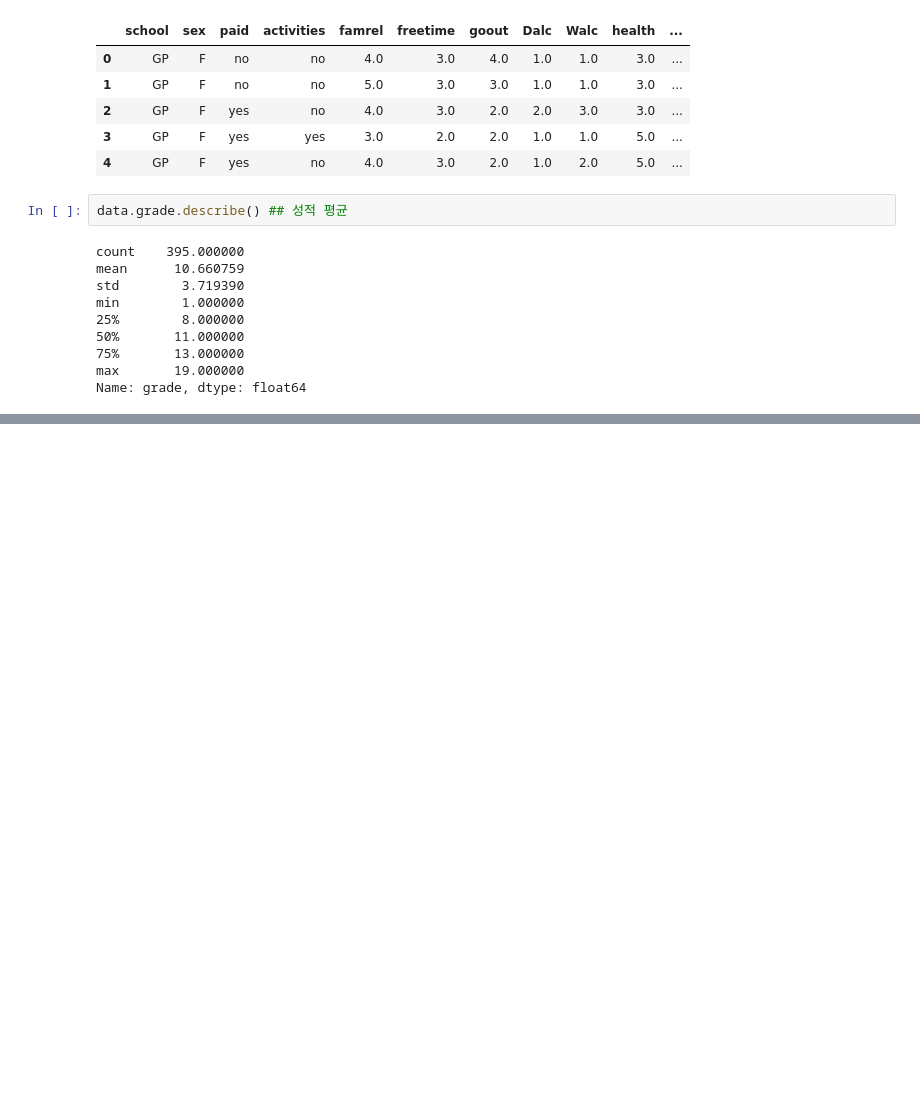
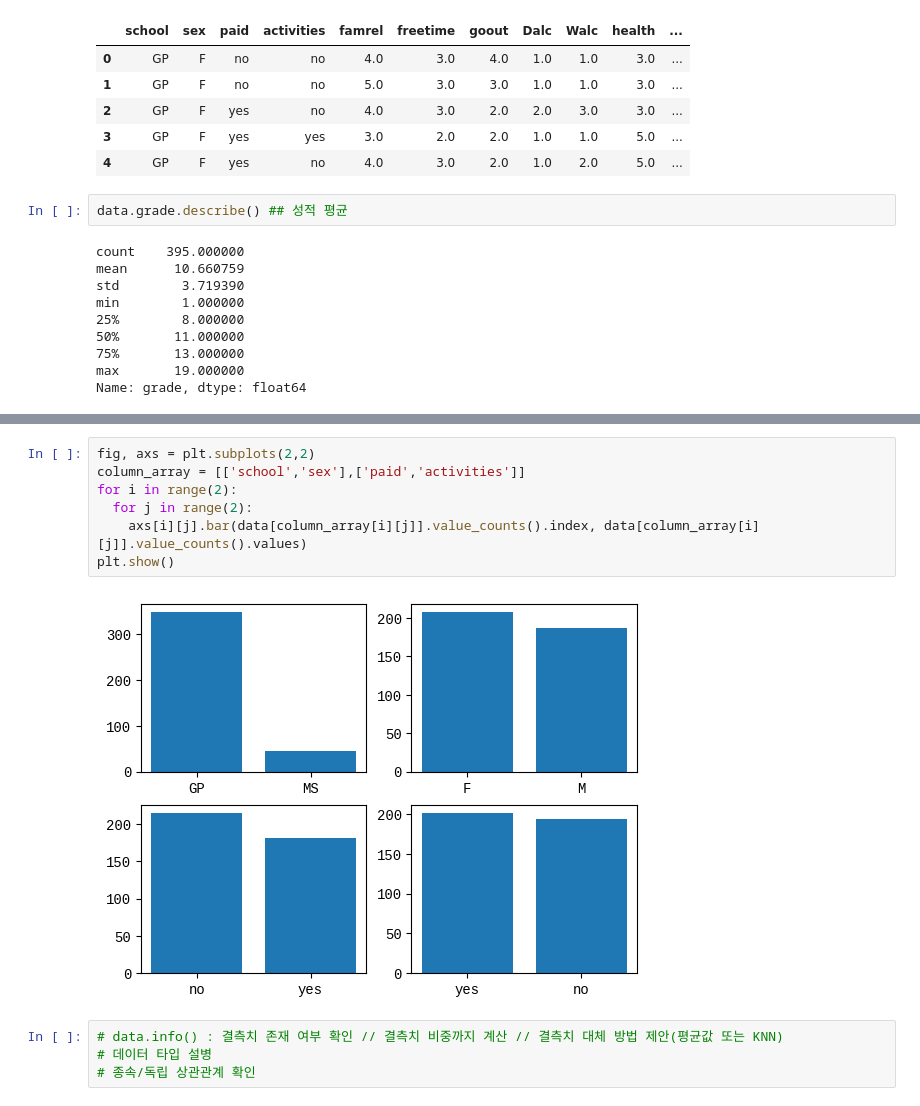
Before and after one commit to Eeun-ju/ADP_Test, a Jupyter notebook: ADP_기출문제_230827.ipynb, the cells around one changed output, grey strips where cells are left out. Drawn from its saved outputs; the diff is of its cells as text; blank space fills up the shorter version.

```diff
--- a/ADP_기출문제_230827.ipynb
+++ b/ADP_기출문제_230827.ipynb
@@ -214,0 +296,13 @@ ShapiroResult(statistic=0.9871252179145813, pvalue=0.0014302099589258432)
+# %%
+fig, axs = plt.subplots(2,2)
+column_array = [['school','sex'],['paid','activities']]
+for i in range(2):
+  for j in range(2):
+    axs[i][j].bar(data[column_array[i][j]].value_counts().index, data[column_array[i][j]].value_counts().values)
+plt.show()
+# %% [output]
+[figure, added]
+# %%
+# data.info() : 결측치 존재 여부 확인 // 결측치 비중까지 계산 // 결측치 대체 방법 제안(평균값 또는 KNN)
+# 데이터 타입 설병
+# 종속/독립 상관관계 확인
```
Also changed, not shown: parts of 15 cells of this notebook.
